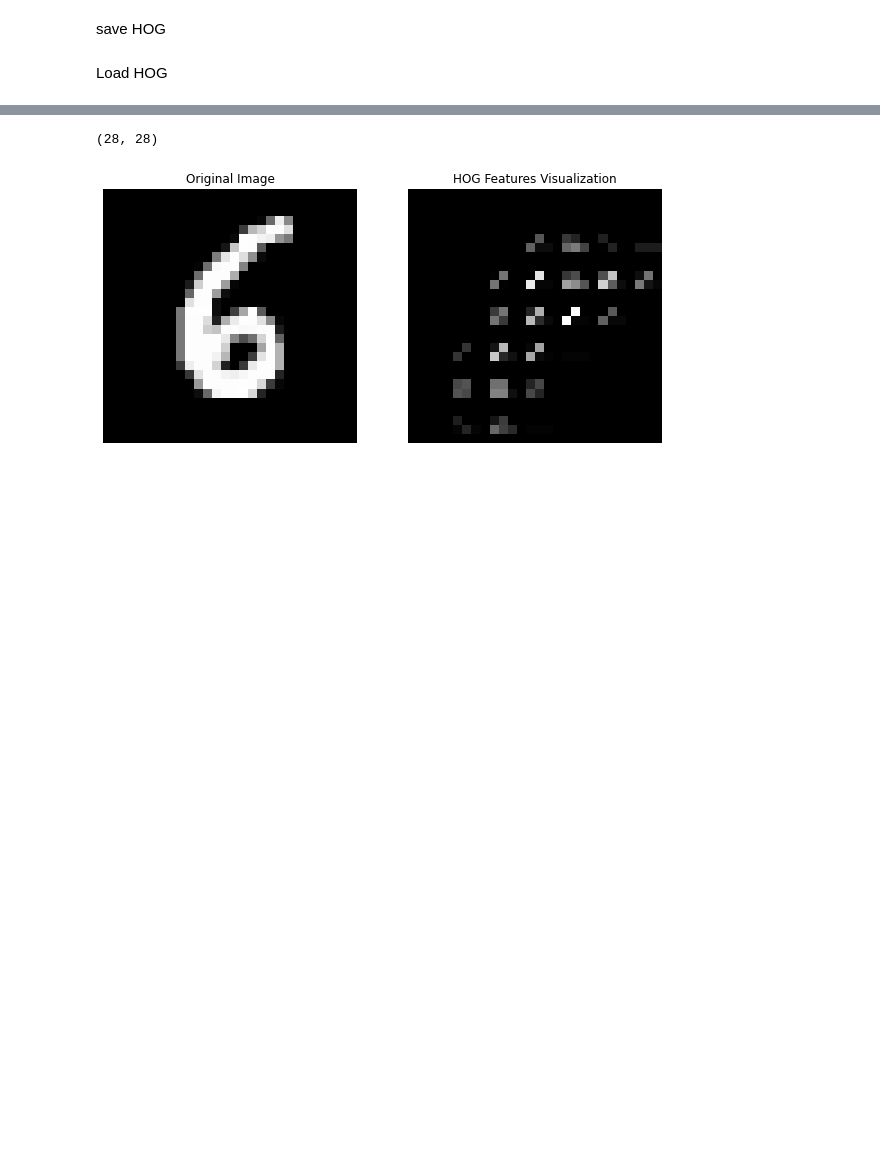
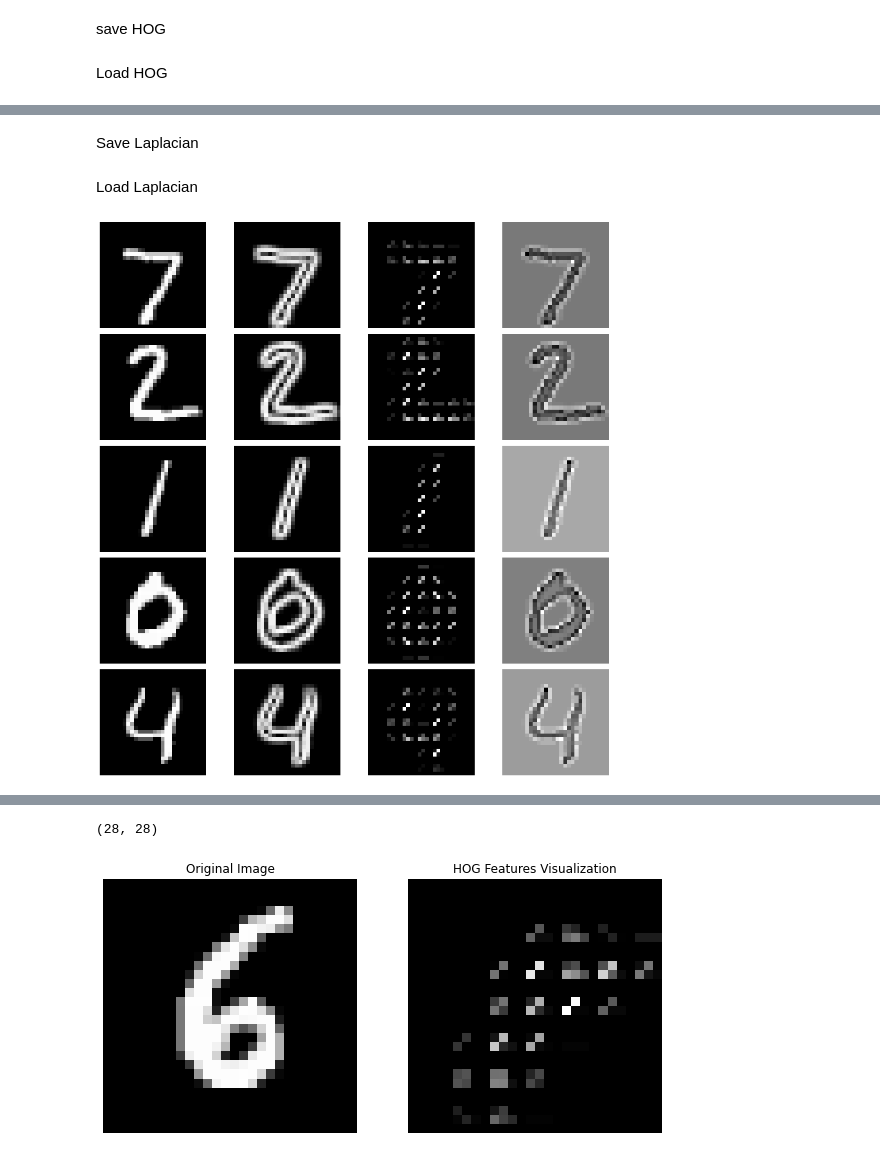
Before and after one commit to Benyamin-Asadi/decision-tree-svm, a Jupyter notebook: P2.ipynb, the cells around one changed output, grey strips where cells are left out. Saved outputs shown, nothing was run; the diff lists cells and outputs as text; code cells hidden in the pictures; blank space fills up the shorter version.

```diff
--- a/P2.ipynb
+++ b/P2.ipynb
@@ -234,0 +261,2 @@ HOG_train_f = np.load('HOG_train_f.npy')
+# %% [markdown]
+Save Laplacian
@@ -234,0 +266,2 @@ HOG_train_f = np.load('HOG_train_f.npy')
+# %% [markdown]
+Load Laplacian
@@ -234,0 +271,29 @@ HOG_train_f = np.load('HOG_train_f.npy')
+# %%
+groups = 5
+images_per_group = 4
+image_height = 28
+image_width = 28
+
+
+# Create subplots
+fig, axes = plt.subplots(groups, images_per_group, figsize=(15, 15))
+
+# Plot each image in the corresponding subplot
+for g in range(groups):
+    axes[g, 0].imshow(x_test[g], cmap='gray')
+    axes[g, 0].axis('off')
+
+    axes[g, 1].imshow(sobel_x_test[g], cmap='gray')
+    axes[g, 1].axis('off')
+
+    axes[g, 2].imshow(HOG_test[g], cmap='gray')
+    axes[g, 2].axis('off')
+
+    axes[g, 3].imshow(Laplacian_test[g], cmap='gray')
+    axes[g, 3].axis('off')
+
+# Adjust layout for better spacing
+plt.tight_layout()
+plt.show()
+# %% [output]
+[figure, added]
```
Also changed, not shown: parts of 9 cells of this notebook.
